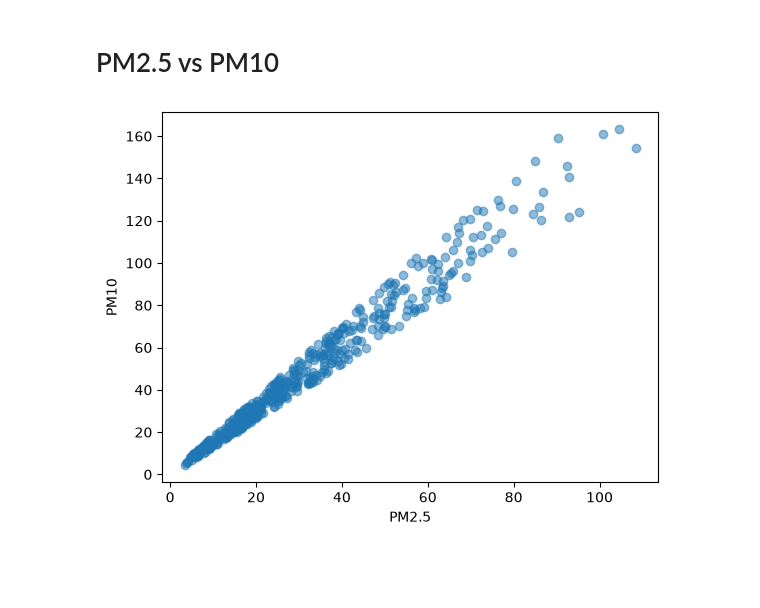
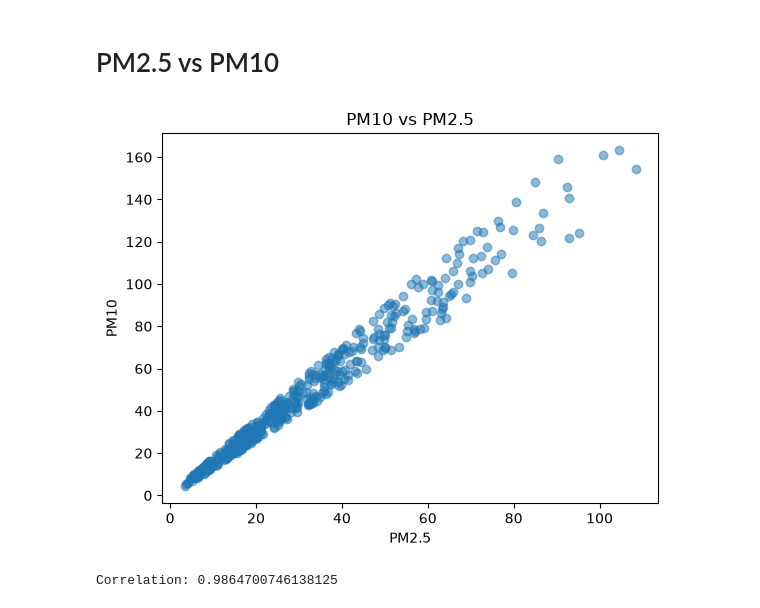
Before and after one commit to kosishadh/Global-Air-Quality-Analysis, a Jupyter notebook: main.ipynb, the cells around one changed output. Saved outputs shown, nothing was run; the diff lists cells and outputs as text; code cells hidden in the pictures; blank space fills up the shorter version.

```diff
--- a/main.ipynb
+++ b/main.ipynb
@@ -232,15 +232,17 @@ plt.show()
 # %%
 import matplotlib.pyplot as plt
 import pandas as pd
 import numpy as np
 df = pd.read_csv("data.csv")
 
 plt.scatter(df["PM2.5"] , df["PM10"],alpha=0.5)
 plt.xlabel('PM2.5')
 plt.ylabel('PM10')
 plt.title('PM10 vs PM2.5')
 plt.show()
 
-correlation= np.corrcoef()
+correlation= np.corrcoef(df["PM2.5"] , df["PM10"])[0,1]
+print("Correlation:", correlation)
 # %% [output]
-[figure, old version]
+[figure, new version]
+Correlation: 0.9864700746138125
```
Also changed, not shown: parts of 3 cells of this notebook.
